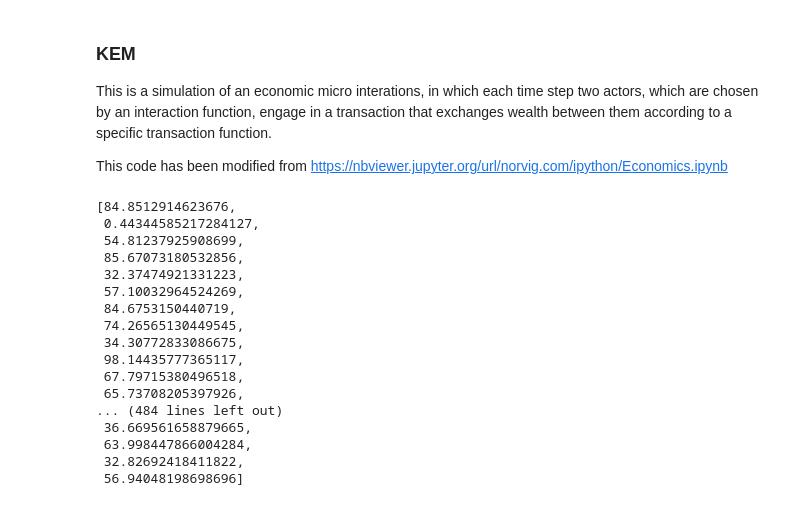
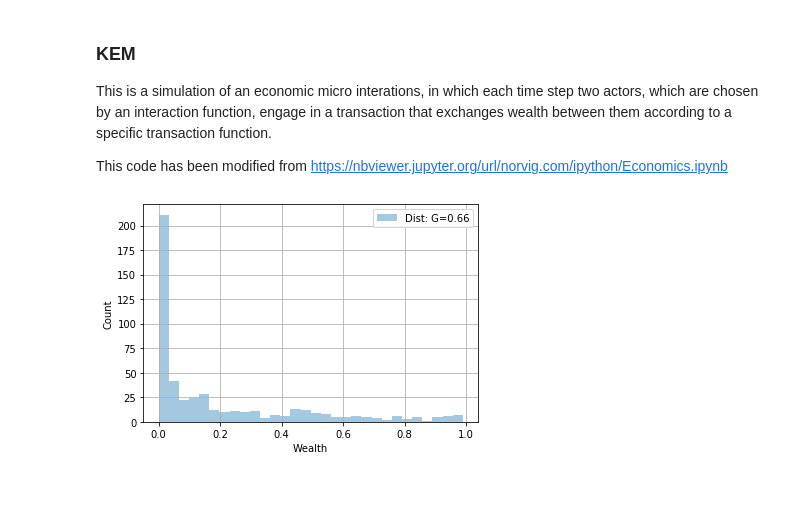
Before and after one commit to ElisaHeinrich/Urban-Inequality-Model, a Jupyter notebook: KEM.ipynb, the cells around one changed output. Cells and saved outputs as stored; diff of their text form; code cells hidden in the pictures.

```diff
--- a/KEM.ipynb
+++ b/KEM.ipynb
@@ -68,23 +72,8 @@ generate_population(N)
 # %%
 population
+hist(lambda_)
 # %% [output]
-[84.8512914623676,
- 0.44344585217284127,
- 54.81237925908699,
- 85.67073180532856,
- 32.37474921331223,
- 57.10032964524269,
- 84.6753150440719,
- 74.26565130449545,
- 34.30772833086675,
- 98.14435777365117,
- 67.79715380496518,
- 65.73708205397926,
-... (484 lines left out)
- 36.669561658879665,
- 63.998447866004284,
- 32.82692418411822,
- 56.94048198698696]
+[figure, added]
 # %%
 def gini(p):
 
```
Also changed, not shown: parts of 10 cells of this notebook, 1 other file.
